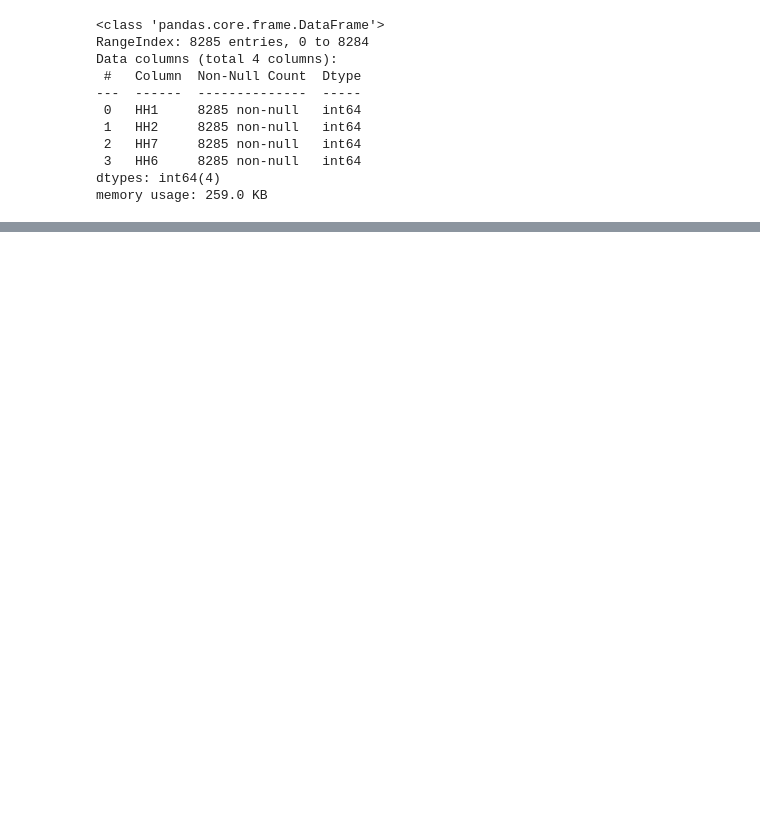
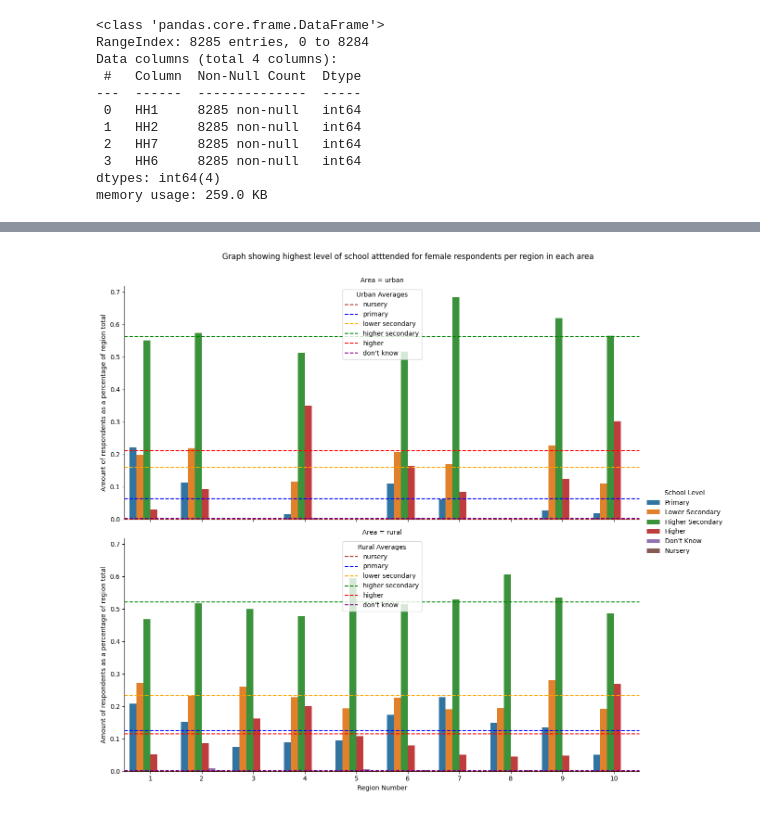
Before and after one commit to simeonachester/bos_data_competition_2023, a Jupyter notebook: MICS6_2023_Stats-Day-Competition/education_analysis/women_school_attendance.ipynb, the cells around one changed output, grey strips where cells are left out. Cells and saved outputs as stored; diff of their text form; code cells hidden in the pictures; blank space fills up the shorter version.

```diff
--- a/MICS6_2023_Stats-Day-Competition/education_analysis/women_school_attendance.ipynb
+++ b/MICS6_2023_Stats-Day-Competition/education_analysis/women_school_attendance.ipynb
@@ -65,0 +417,58 @@ get_region_and_area(2, 12)
+# %%
+ex = sns.catplot(
+    data=combined,
+    x="HH7",
+    y="level_of_education_per_region",
+    hue="WB6A_name",
+    row="urban_rural",
+    kind="bar",
+    height=6,
+    aspect=2,
+    errorbar=None,
+    legend=True,
+    legend_out=True
+)
+urban_ex = ex.axes[0][0]
+rural_ex = ex.axes[1][0]
+ex.fig.subplots_adjust(top=0.92)
+ex.set_axis_labels(
+    "Region Number", "Amount of respondents as a percentage of region total")
+ex.set_titles("Area = {row_name}")
+
+ex.fig.suptitle(
+    "Graph showing highest level of school atttended for female respondents per region in each area")
+
+u1 = urban_ex.axhline(urban_attended_nursery, linestyle="dashed",
+                      label="nursery", color="brown")
+u2 = urban_ex.axhline(urban_attended_primary, linestyle="dashed", color="blue",
+                      label="primary")
+u3 = urban_ex.axhline(urban_attended_lower_sec, linestyle="dashed", color="orange",
+                      label="lower secondary")
+u4 = urban_ex.axhline(urban_attended_higher_sec, linestyle="dashed", color="green",
+                      label="higher secondary")
+u5 = urban_ex.axhline(urban_attended_higher, linestyle="dashed", color="red",
+                      label="higher")
+u6 = urban_ex.axhline(urban_attended_dont_know, linestyle="dashed", color="purple",
+                      label="don't know")
+
+r1 = rural_ex.axhline(rural_attended_nursery, linestyle="dashed",
+                      label="nursery", color="brown")
+r2 = rural_ex.axhline(rural_attended_primary, linestyle="dashed", color="blue",
+                      label="primary")
+r3 = rural_ex.axhline(rural_attended_lower_sec, linestyle="dashed", color="orange",
+                      label="lower secondary")
+r4 = rural_ex.axhline(rural_attended_higher_sec, linestyle="dashed", color="green",
+                      label="higher secondary")
+r5 = rural_ex.axhline(rural_attended_higher, linestyle="dashed", color="red",
+                      label="higher")
+r6 = rural_ex.axhline(rural_attended_dont_know, linestyle="dashed", color="purple",
+                      label="don't know")
+
+urban_ex.legend(handles=[u1, u2, u3, u4, u5, u6],
+                title="Urban Averages", loc="upper center")
+rural_ex.legend(handles=[r1, r2, r3, r4, r5, r6],
+                title="Rural Averages", loc="upper center")
+
+ex.legend.set_title("School Level")
+# %% [output]
+[figure, added]
```
Also changed, not shown: parts of 27 cells of this notebook, 10 other files.
